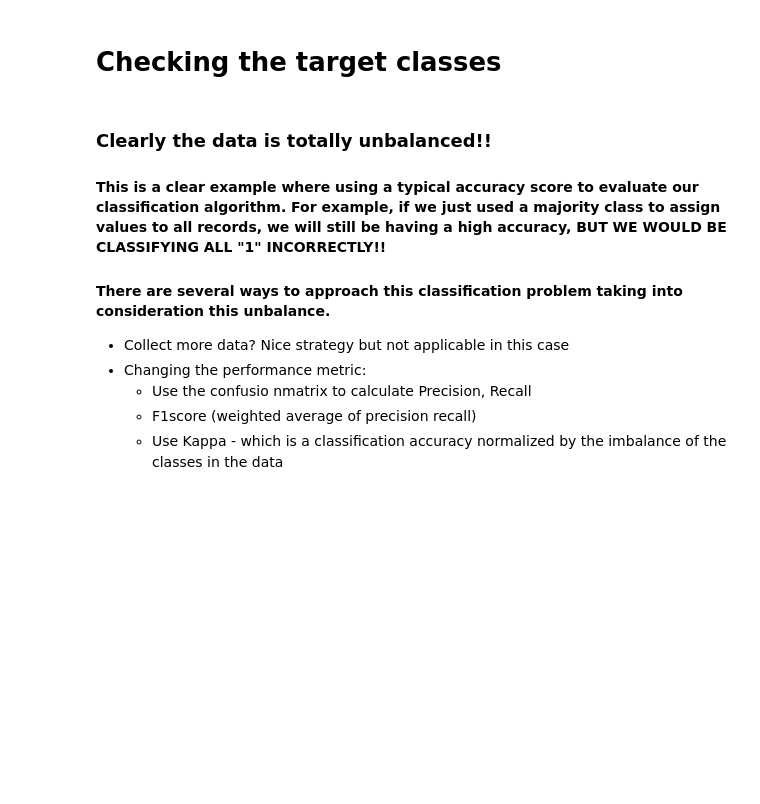
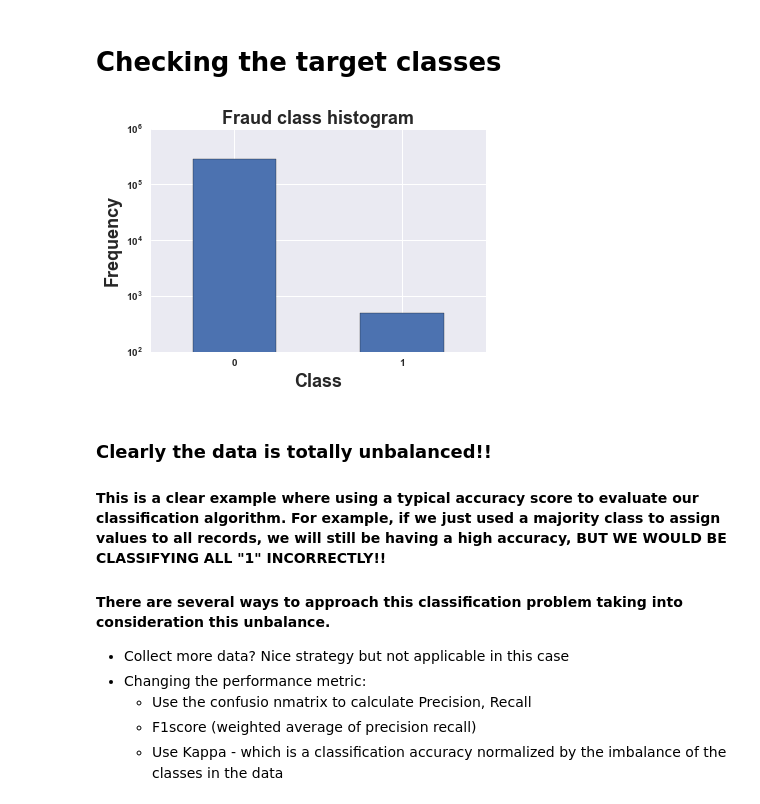
Before and after one commit to mshu1/SpendingHabitsEducation, a Jupyter notebook: original_notebook.ipynb, the cells around one changed output. Cells and saved outputs as stored; diff of their text form; code cells hidden in the pictures; blank space fills up the shorter version.

```diff
--- a/original_notebook.ipynb
+++ b/original_notebook.ipynb
@@ -17,5 +18,5 @@ import numpy as np
 # %% [markdown]
 # Loading the dataset
 # %%
-data = pd.read_csv("../input/creditcard.csv")
+data = pd.read_csv("./creditcard.csv")
 data.head()
@@ -22,11 +31,19 @@ data.head()
 # %% [markdown]
 # Checking the target classes
 # %%
+sns.set()
 count_classes = pd.value_counts(data['Class'], sort = True).sort_index()
 count_classes.plot(kind = 'bar')
-plt.title("Fraud class histogram")
-plt.xlabel("Class")
-plt.ylabel("Frequency")
+hfont = {'size':'18', 'weight': 'bold'}
+plt.rc('font', **hfont)
+plt.title("Fraud class histogram", **hfont)
+plt.xticks(rotation=0)
+plt.yscale("log")
+plt.xlabel("Class", **hfont)
+plt.ylabel("Frequency", **hfont)
+plt.savefig('Fraud Class Histogram.png', dpi = 300)
+# %% [output]
+[figure, added]
 # %% [markdown]
 ### Clearly the data is totally unbalanced!!
 
```
Also changed, not shown: parts of 3 cells of this notebook, 2 other files.
